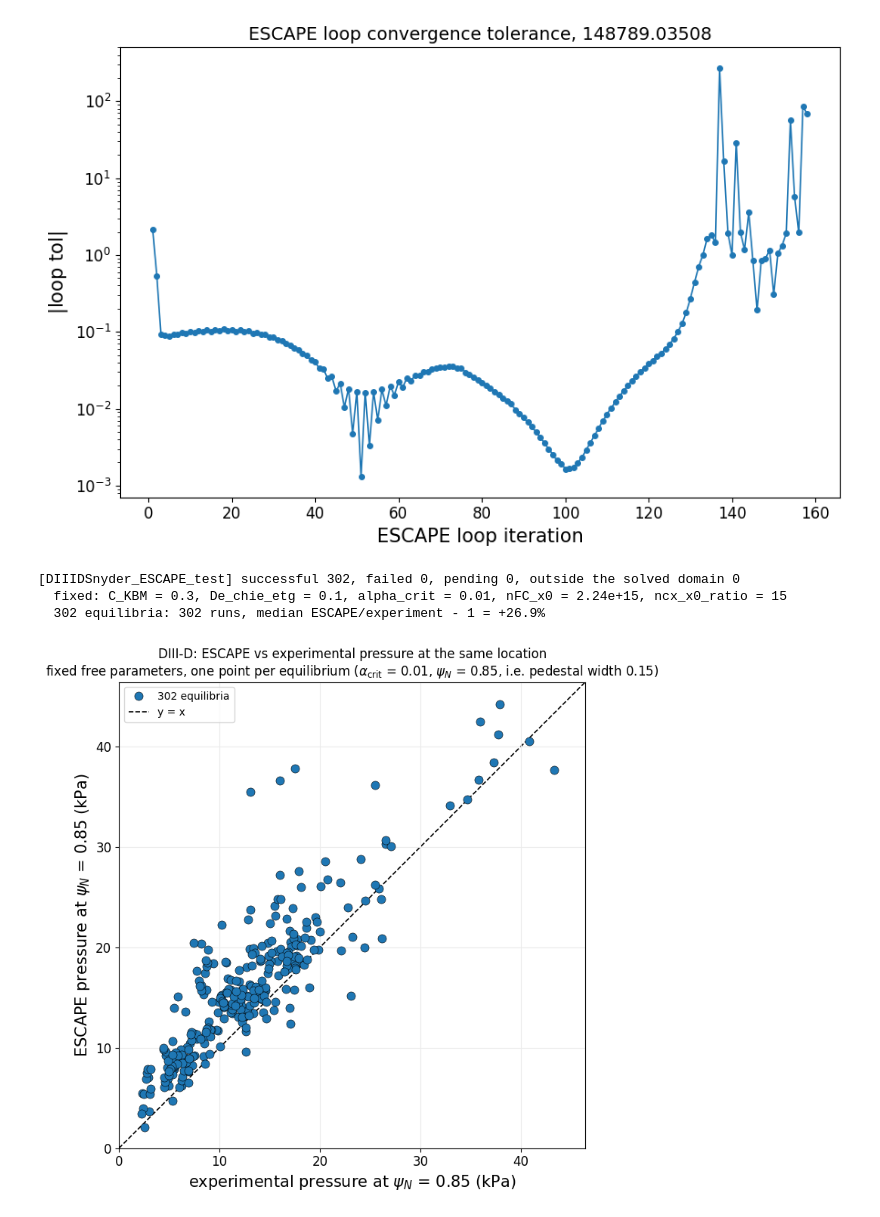
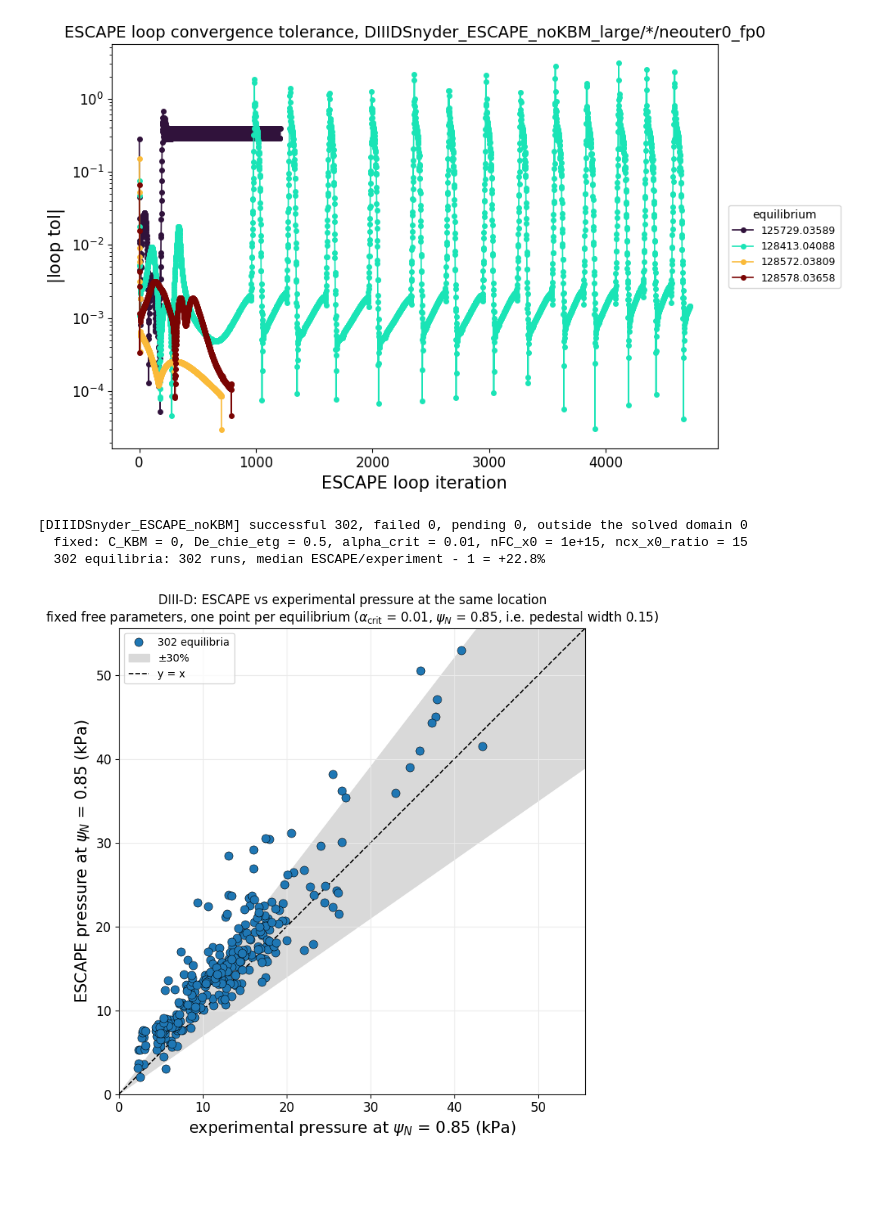
Before and after one commit to jlabbate15/ESCAPE, a Jupyter notebook: examples/device_prediction/DIII-D/plot_scan_SCfp_ESCAPE_profiles.ipynb, the cells around one changed output. Saved outputs shown, nothing was run; the diff lists cells and outputs as text; code cells hidden in the pictures; blank space fills up the shorter version.

```diff
--- a/examples/device_prediction/DIII-D/plot_scan_SCfp_ESCAPE_profiles.ipynb
+++ b/examples/device_prediction/DIII-D/plot_scan_SCfp_ESCAPE_profiles.ipynb
@@ -154,25 +174,39 @@ iters = iters_by_equil[ITER_EQUIL]
 # %%
-# --- ESCAPE loop convergence tolerance vs iteration ---
+# --- ESCAPE loop convergence tolerance vs iteration, one line per equilibrium ---
 # `loop_tol` is the normalized change in pedestal height + width between this
 # iteration and the previous one (see profiles_loop_solve_epednn_neped_scan.py);
 # the loop stops once abs(loop_tol) < eped_tol_max. It is stored on every dump
 # from iteration 1 onward (iteration 0 has nothing prior to compare against).
+# One line per equilibrium loaded by the cell above (iters_by_equil, i.e. every
+# <shot>.<time> directory under ITER_SCAN_DIR), labelled in the legend.
 # Log-scale y-axis since loop_tol spans several orders of magnitude here.
 
-tols = [(i, it['loop_tol']) for i, it in enumerate(iters) if 'loop_tol' in it]
-tol_iters, tol_vals = zip(*tols)
+TOL_CMAP = 'turbo'   # equilibria are colour-graded along this map
 
-fig, ax = plt.subplots(figsize=(9, 6))
-ax.plot(tol_iters, np.abs(tol_vals), 'o-', color='tab:blue', markersize=4, linewidth=1.2)
+fig, ax = plt.subplots(figsize=(10, 6))
+cmap = plt.get_cmap(TOL_CMAP)
+n_equil = len(iters_by_equil)
+for k, (equil, equil_iters) in enumerate(iters_by_equil.items()):
+    tols = [(i, it['loop_tol']) for i, it in enumerate(equil_iters) if 'loop_tol' in it]
+    if not tols:
+        print(f'  {equil}: no loop_tol stored, skipping')
+        continue
+    tol_iters, tol_vals = zip(*tols)
+    ax.plot(tol_iters, np.abs(tol_vals), 'o-', markersize=4, linewidth=1.2,
+            color=cmap(k / max(n_equil - 1, 1)), label=equil)
+
 ax.set_yscale('log')
 ax.set_xlabel('ESCAPE loop iteration', fontsize=15)
 ax.set_ylabel(r'$|{\rm loop\ tol}|$', fontsize=15)
 ax.tick_params(axis='both', labelsize=12)
-ax.set_title(f'ESCAPE loop convergence tolerance, {ITER_EQUIL}', fontsize=14)
+ax.set_title(f'ESCAPE loop convergence tolerance, {ITER_SCAN_DIR}/*/{ITER_RUN}',
+             fontsize=14)
+ax.legend(fontsize=9, loc='center left', bbox_to_anchor=(1.01, 0.5),
+          title='equilibrium', title_fontsize=10)
 plt.tight_layout()
 plt.show()
 # %% [output]
-[figure, old version]
+[figure, new version]
 # %%
 # --- Full scan over all equilibria: ESCAPE vs experimental pressure at psi_N = PSI_EXP ---
 # Reads SCAN_DIR/{EQUIL}/neouter{j}_fp{i}/out_dict.npy (failed.npy on failure; a run dir
@@ -199,9 +233,10 @@ import matplotlib.pyplot as plt
 import numpy as np
 
 # ------------------------------------------------------------------ user input
-SCAN_DIR = Path('DIIIDSnyder_ESCAPE_test')
+SCAN_DIR = Path('DIIIDSnyder_ESCAPE_noKBM')
 PSI_EXP = 0.85            # psi_N at which BOTH pressures are read
 PARAM_KEY = None          # free parameter on the colour axis; None = auto-detect
+AGREE_BAND = 0.30         # +/- fractional band shaded around the y = x agreement line
 # -----------------------------------------------------------------------------
 
 EV_TO_J = 1.602176634e-19
@@ -327,7 +362,10 @@ for v in param_vals:
 
 # y = x: at this psi_N both axes are the same quantity, so this is agreement.
 lim_hi = 1.05 * max(max(r['p_escape'] for r in runs), max(r['p_exp'] for r in runs))
-ax.plot([0, lim_hi], [0, lim_hi], 'k--', linewidth=1.2, zorder=0, label='y = x')
+x_line = np.array([0, lim_hi])
+ax.fill_between(x_line, (1 - AGREE_BAND) * x_line, (1 + AGREE_BAND) * x_line,
+                color='0.85', zorder=0, label=f'±{AGREE_BAND:.0%}')
+ax.plot(x_line, x_line, 'k--', linewidth=1.2, zorder=0, label='y = x')
 
 ax.set_xlim(0, lim_hi)
 ax.set_ylim(0, lim_hi)
@@ -349,7 +387,7 @@ ax.set_title('DIII-D: ESCAPE vs experimental pressure at the same location\n'
 plt.tight_layout()
 plt.show()
 # %% [output]
-[DIIIDSnyder_ESCAPE_test] successful 302, failed 0, pending 0, outside the solved domain 0
-  fixed: C_KBM = 0.3, De_chie_etg = 0.1, alpha_crit = 0.01, nFC_x0 = 2.24e+15, ncx_x0_ratio = 15
-  302 equilibria: 302 runs, median ESCAPE/experiment - 1 = +26.9%
+[DIIIDSnyder_ESCAPE_noKBM] successful 302, failed 0, pending 0, outside the solved domain 0
+  fixed: C_KBM = 0, De_chie_etg = 0.5, alpha_crit = 0.01, nFC_x0 = 1e+15, ncx_x0_ratio = 15
+  302 equilibria: 302 runs, median ESCAPE/experiment - 1 = +22.8%
-[figure, old version]
+[figure, new version]
```
Also changed, not shown: parts of 3 cells of this notebook, 9 other files.
